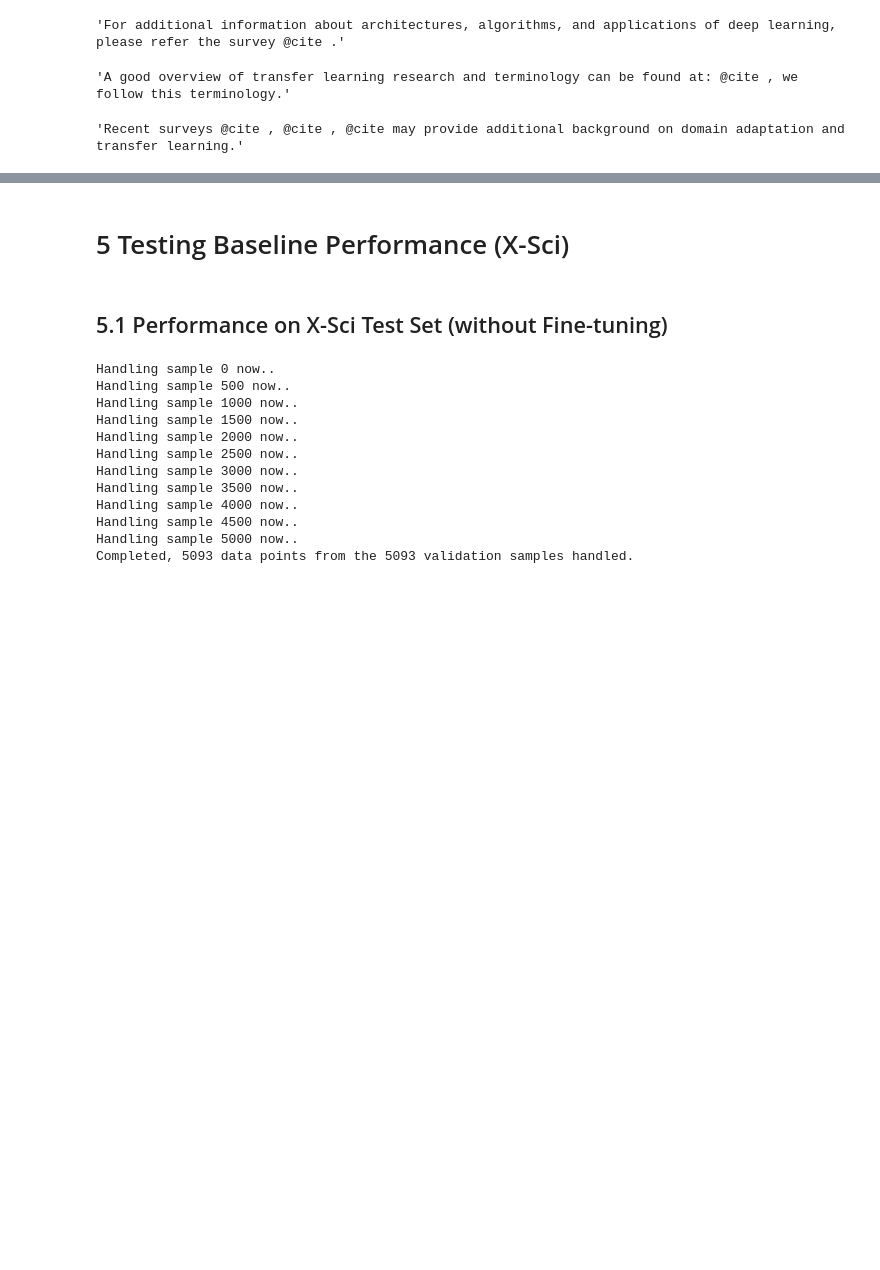
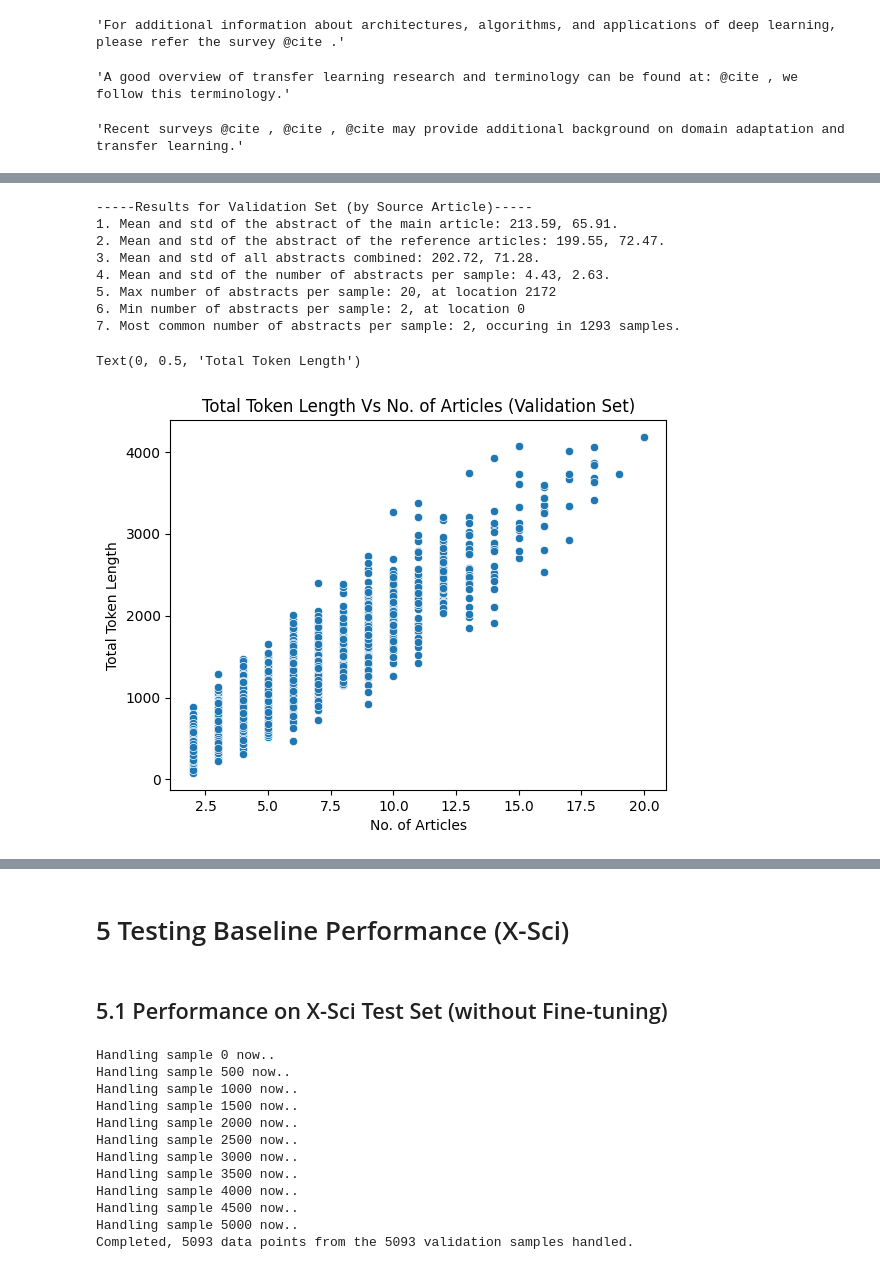
Before and after one commit to Lukaliu90/w266_final_project, a Jupyter notebook: Justin_Working_File/Summarization_test.ipynb, the cells around one changed output, grey strips where cells are left out. Saved outputs shown, nothing was run; the diff lists cells and outputs as text; code cells hidden in the pictures; blank space fills up the shorter version.

```diff
--- a/Justin_Working_File/Summarization_test.ipynb
+++ b/Justin_Working_File/Summarization_test.ipynb
@@ -1012,0 +1081,38 @@ xsci_test_processed[1167]['related_work']
+# %%
+## Stat for Validation Set
+ref_articles_v = []
+all_articles_v = []
+for l in [list(articles[1:]) for articles in len_v_sources]:
+    ref_articles_v += l
+for l in [list(articles) for articles in len_v_sources]:
+    all_articles_v += l
+
+print("-----Results for Validation Set (by Source Article)-----")
+print(f"1. Mean and std of the abstract of the main article: {np.mean([articles[0] for articles in len_v_sources]):.2f}"
+     + f", {np.std([articles[0] for articles in len_v_sources]):.2f}.")
+print(f"2. Mean and std of the abstract of the reference articles: {np.mean(ref_articles_v):.2f}"
+     + f", {np.std(ref_articles_v):.2f}.")
+print(f"3. Mean and std of all abstracts combined: {np.mean(all_articles_v):.2f}"
+     + f", {np.std(all_articles_v):.2f}.")
+print(f"4. Mean and std of the number of abstracts per sample: {np.mean([len(ref) for ref in len_v_sources]):.2f}"
+     + f", {np.std([len(ref) for ref in len_v_sources]):.2f}.")
+print(f"5. Max number of abstracts per sample: {max([len(ref) for ref in len_v_sources])}, at location {[len(ref) for ref in len_v_sources].index(max([len(ref) for ref in len_v_sources]))}")
+print(f"6. Min number of abstracts per sample: {min([len(ref) for ref in len_v_sources])}, at location {[len(ref) for ref in len_v_sources].index(min([len(ref) for ref in len_v_sources]))}")
+print(f"7. Most common number of abstracts per sample: {st.mode([len(ref) for ref in len_v_sources]).mode[0]}, occuring in {st.mode([len(ref) for ref in len_v_sources]).count[0]} samples.\n")
+
+sns.scatterplot(x=[len(ref) for ref in len_v_sources],
+                y=len_v_inputs)
+plt.title("Total Token Length Vs No. of Articles (Validation Set)")
+plt.xlabel("No. of Articles")
+plt.ylabel("Total Token Length")
+# %% [output]
+-----Results for Validation Set (by Source Article)-----
+1. Mean and std of the abstract of the main article: 213.59, 65.91.
+2. Mean and std of the abstract of the reference articles: 199.55, 72.47.
+3. Mean and std of all abstracts combined: 202.72, 71.28.
+4. Mean and std of the number of abstracts per sample: 4.43, 2.63.
+5. Max number of abstracts per sample: 20, at location 2172
+6. Min number of abstracts per sample: 2, at location 0
+7. Most common number of abstracts per sample: 2, occuring in 1293 samples.
+Text(0, 0.5, 'Total Token Length')
+[figure, added]
```
Also changed, not shown: parts of 10 cells of this notebook.
